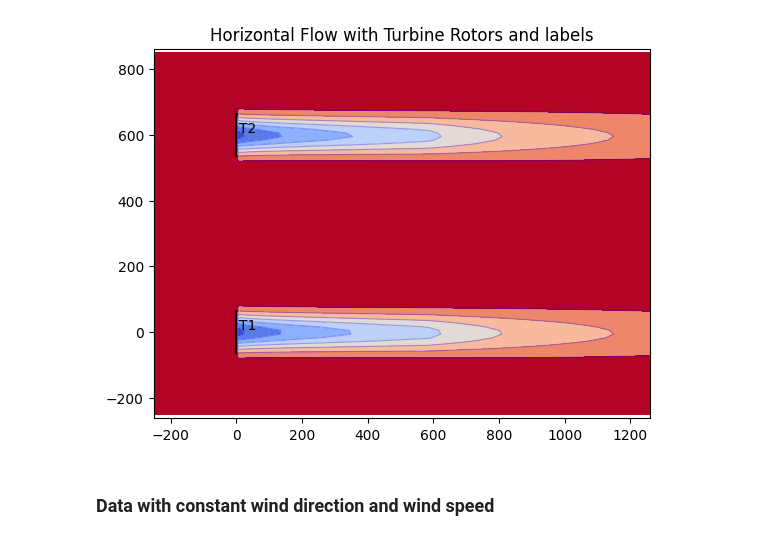
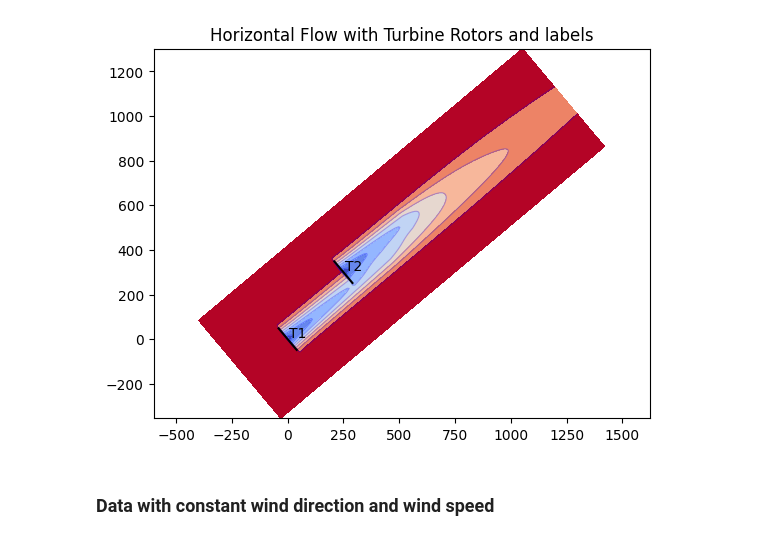
Before and after one commit to schmeti/uc3m_TFM_wind_farm_optimization_codebase, a Jupyter notebook: Windfarm_power_modelling/generate_data_floris.ipynb, the cells around one changed output. Drawn from its saved outputs; the diff is of its cells as text; code cells hidden in the pictures.

```diff
--- a/Windfarm_power_modelling/generate_data_floris.ipynb
+++ b/Windfarm_power_modelling/generate_data_floris.ipynb
@@ -12,32 +12,35 @@ import numpy as np
 
 fmodel = FlorisModel("inputs/gch.yaml")
 # %%
-power = two_turbine_simulation(fmodel,x_turb2 = 0, y_turb2 = 600)
+power = two_turbine_simulation(fmodel,
+                               x_turb2 = 250,
+                               y_turb2 = 300,
+                               wind_directions = [230])
 
 ### Plot
 horizontal_plane = fmodel.calculate_horizontal_plane(
     x_resolution=200,
     y_resolution=100,
     height=90.0,
 )
 
 turbine_names = ["T1", "T2"]
 
 fig, ax = plt.subplots()
 visualize_cut_plane(
     horizontal_plane,
     ax=ax,
     label_contours=False,
     title="Horizontal Flow with Turbine Rotors and labels",
 )
 
 # Plot the turbine rotors
 layoutviz.plot_turbine_rotors(fmodel, ax=ax)
 layoutviz.plot_turbine_labels(fmodel, ax=ax, turbine_names=turbine_names)
 
 plt.show()
 # %% [output]
-[figure, old version]
+[figure, new version]
 # %% [markdown]
 ### Data with constant wind direction and wind speed
 # %%
```
Also changed, not shown: 4 other files.
